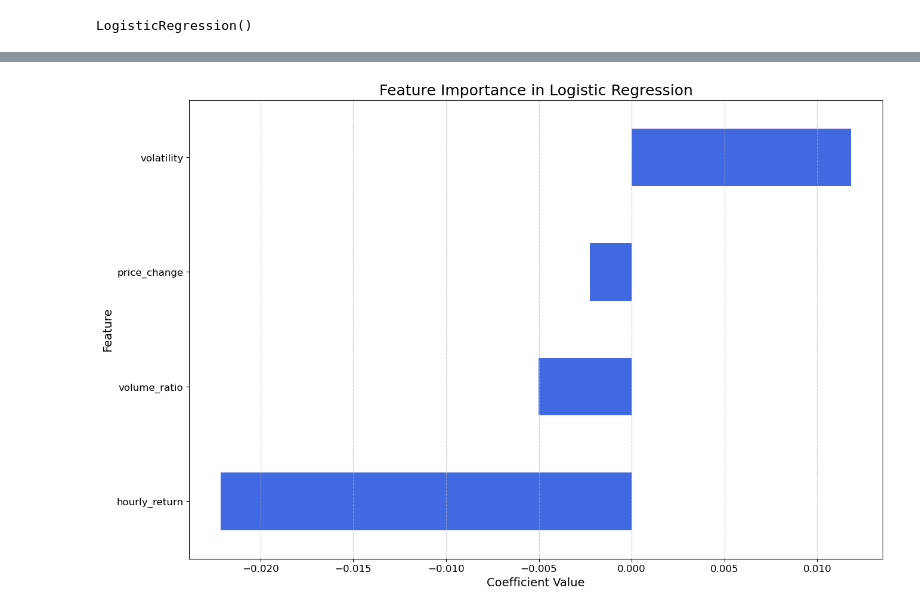
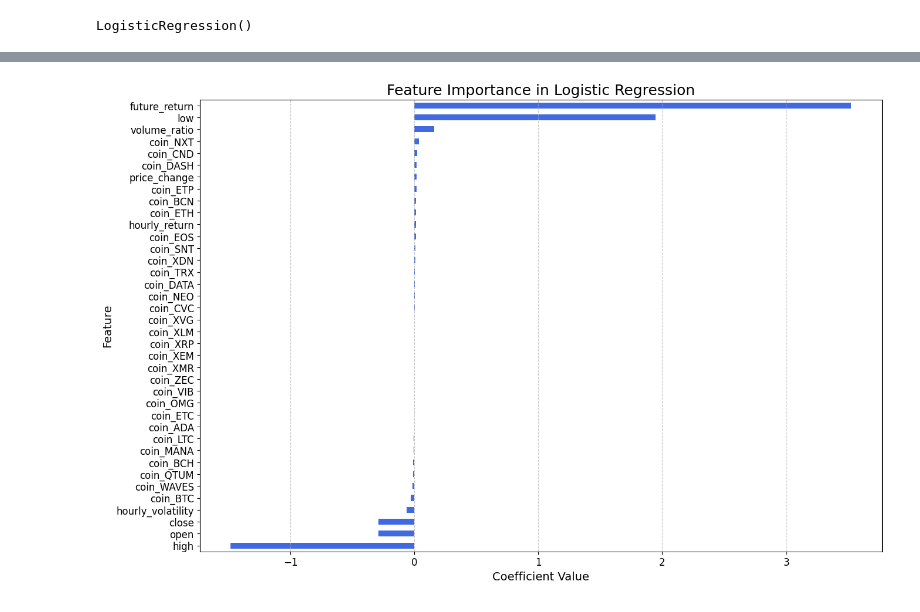
Before and after one commit to Philipmwasi/Statistical-Arbitrage, a Jupyter notebook: notebook.ipynb, the cells around one changed output, grey strips where cells are left out. Cells and saved outputs as stored; diff of their text form; code cells hidden in the pictures.

Commit message:
Modified return computations and considered coin logic in preprocessing, retrained model

```diff
--- a/notebook.ipynb
+++ b/notebook.ipynb
@@ -248,3 +223,17 @@ df1.head()
 # %%
-# We then define the binary target variable which will use to predict if the coin has outperfomed the crossectional median or not
-df1["target"] = (df1["future_return"] >= df1["median_return"]).astype(int)
+# Sort by coin and time
+df = df.sort_values(["coin", "time"])
+
+# Compute the future return (2-hour ahead return) for each unique coin
+df["future_return"] = df.groupby("coin")["hourly_return"].shift(-2)
+
+# Computing the cross-sectional median return across all timestamps
+df["median_return"] = df.groupby("time")["future_return"].transform("median")
+
+# We then define the binary target variable which we will use to predict if the coin has outperfomed the crossectional median or not
+df["target"] = (df["future_return"] >= df["median_return"]).astype(int)
+
+# Dropping the missing values due to the shifting
+df.dropna(inplace=True)
+
+df.head()
@@ -254,5 +247,10 @@ df1.dropna(inplace=True)
 # %%
 # Finally we define the features column our target variable and the y variable
-feature_columns = ["hourly_return", "volatility", "price_change", "volume_ratio"]
-X = df1[feature_columns]
-y = df1["target"]
+feature_columns = ['close', 'high', 'low', 'open', 'coin', 'price_change', 'hourly_return',
+                   'hourly_volatility', 'volume_ratio', 'future_return']
+X = df[feature_columns]
+y = df["target"]
+# %%
+# encoding the categorical variables
+X = pd.get_dummies(X, columns=["coin"])
+X.head()
@@ -260,13 +266,7 @@ y = df1["target"]
 ##### SPLITTING THE DATASET INTO TRAINING AND TESTING
 # %%
 # Time-based train-test split (80% train, 20% test)-- this is safe to retain the chronological order  of the dataset
-split_index = int(len(df1) * 0.8)  # 80% for training
-
-X_train = df1.iloc[:split_index][feature_columns]
-y_train = df1.iloc[:split_index]["target"]
-
-X_test = df1.iloc[split_index:][feature_columns]
-y_test = df1.iloc[split_index:]["target"]
+X_train, X_test, y_train, y_test = train_test_split(X, y, test_size=0.2, shuffle=False)
 # %%
 # Standardizing the features to easily work with each of them
 scaler = StandardScaler()
@@ -328,21 +324,21 @@ plt.show()
 # %%
 # Plot Feature Importance (Logistic Regression Coefficients)
 plt.figure(figsize=(15, 10))  # Adjusted for full-page effect
 
 # Plot feature importance
-feature_importance = pd.Series(log_reg.coef_[0], index=feature_columns)
+feature_importance = pd.Series(log_reg.coef_[0], index=X.columns)
 feature_importance.sort_values().plot(kind="barh", color="royalblue")
 
 # Labels and title
 plt.xlabel("Coefficient Value", fontsize=14)
 plt.ylabel("Feature", fontsize=14)
 plt.title("Feature Importance in Logistic Regression", fontsize=18)
 
 # Improve layout
 plt.xticks(fontsize=12)
 plt.yticks(fontsize=12)
 plt.grid(axis="x", linestyle="--", alpha=0.7)
 
 plt.show()
 # %% [output]
-[figure, old version]
+[figure, new version]
```
Also changed, not shown: parts of 28 cells of this notebook.
